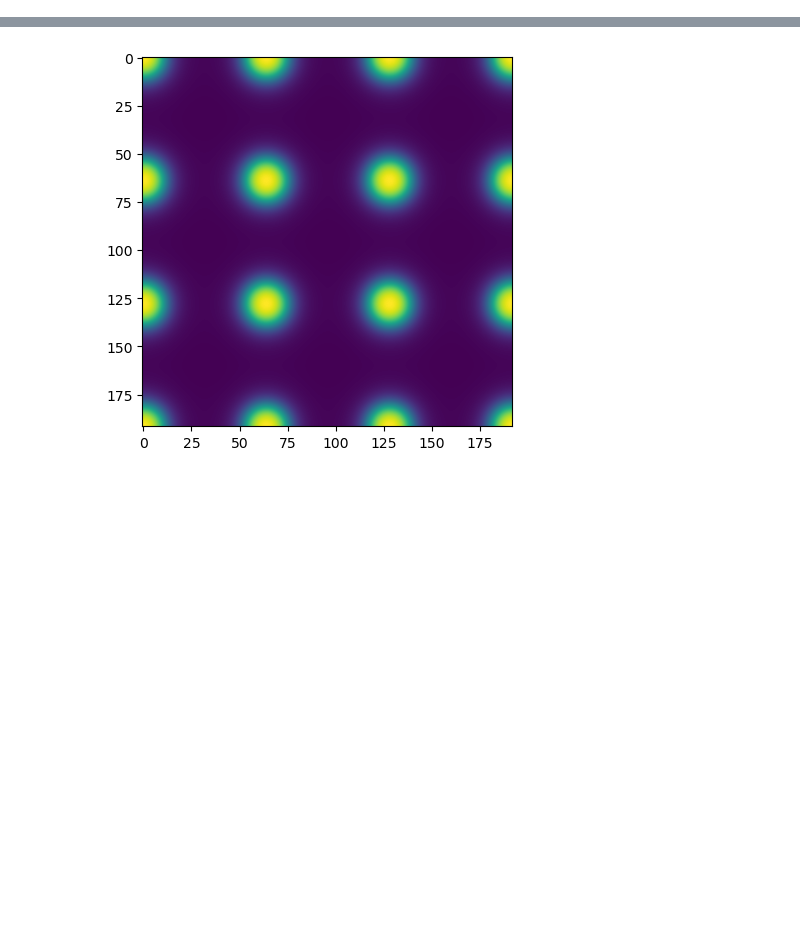
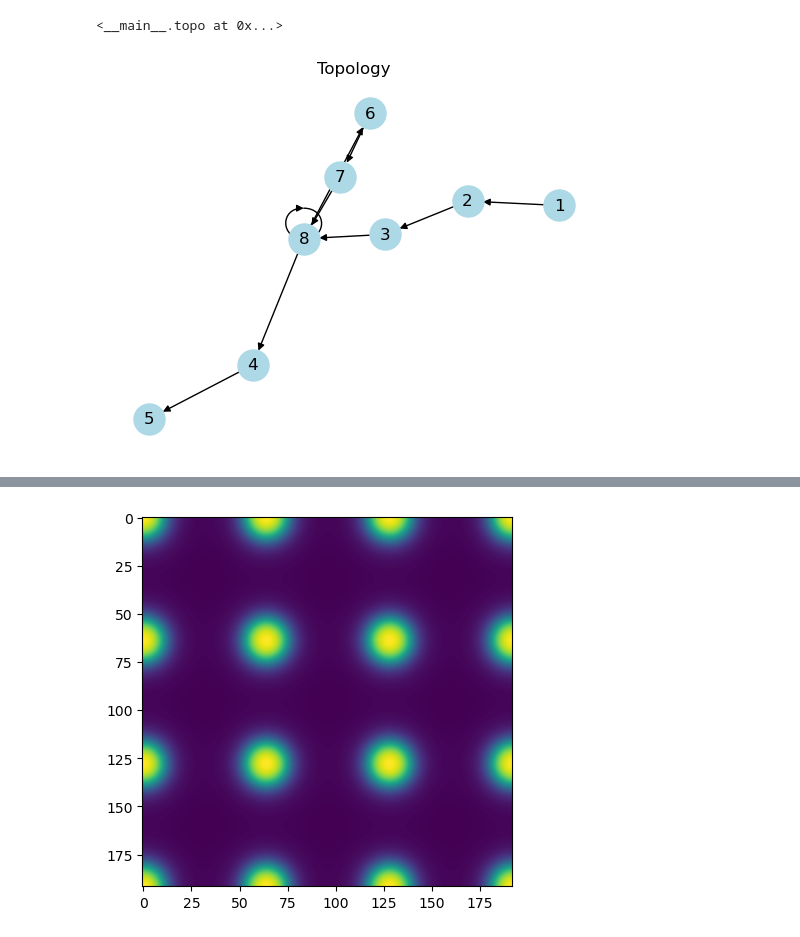
Before and after one commit to KangruiYuan/SimuBox, a Jupyter notebook: demo/Local/base.ipynb, the cells around one changed output, grey strips where cells are left out. Drawn from its saved outputs; the diff is of its cells as text; code cells hidden in the pictures; blank space fills up the shorter version.

```diff
--- a/demo/Local/base.ipynb
+++ b/demo/Local/base.ipynb
@@ -9,0 +55,77 @@ import numpy as np
+# %%
+class topo():
+    count = 0
+    def __init__(self, fake, real, children=[]) -> None:
+        self.fake = fake
+        self.real = real
+        self.children = children
+
+    def add_child(self, child) -> None:
+        self.children.append(child)
+
+main_topo = topo(fake=-1, real=-1)
+for tp in topo_mat:
+    main_topo.add_child(topo(fake=tp[0], real=tp[0]))
+
+main_topo
+# %% [output]
+<__main__.topo at 0x...>
+# %%
+import networkx as nx
+import matplotlib.pyplot as plt
+
+def draw_topology(topology):
+    # 创建一个有向图
+    G = nx.DiGraph()
+
+    # 记录每个节点的支化状态
+    branching_nodes = {}
+
+    # 添加节点和边
+    for item in topology:
+        node1 = item['端点1']
+        node2 = item['端点2']
+        G.add_edge(node1, node2)
+
+        if '支化' in item:
+            branching_node = item['支化']
+            branching_degree = item['支化度']
+            branching_nodes[branching_node] = branching_degree
+
+    # 复制支化节点及其连接
+    for node, degree in branching_nodes.items():
+        for i in range(1, degree+1):
+            copy_node = len(G.nodes)  # 新复制的节点编号
+            G.add_node(copy_node)
+
+            # 复制节点的出边
+            successors = list(G.successors(node))
+            for successor in successors:
+                G.add_edge(copy_node, successor)
+
+            # 替换原有连接
+            G.remove_edge(node, successors[0])
+            G.add_edge(node, copy_node)
+
+    # 绘制拓扑图
+    pos = nx.spring_layout(G)
+    nx.draw_networkx(G, pos, with_labels=True, node_size=500, node_color='lightblue', font_size=12, font_color='black', arrows=True)
+    plt.title('Topology')
+    plt.axis('off')
+    plt.show()
+
+# 拓扑结构信息列表示例
+topology_info = [
+    {'端点1': 1, '端点2': 2},
+    {'端点1': 2, '端点2': 3},
+    {'端点1': 3, '端点2': 4, '支化': 3, '支化度': 2},
+    {'端点1': 4, '端点2': 5},
+    {'端点1': 3, '端点2': 6},
+    {'端点1': 6, '端点2': 7},
+    {'端点1': 7, '端点2': 8}
+]
+
+# 绘制拓扑图
+draw_topology(topology_info)
+# %% [output]
+[figure, added]
```
Also changed, not shown: parts of 4 cells of this notebook, 3 other files.
